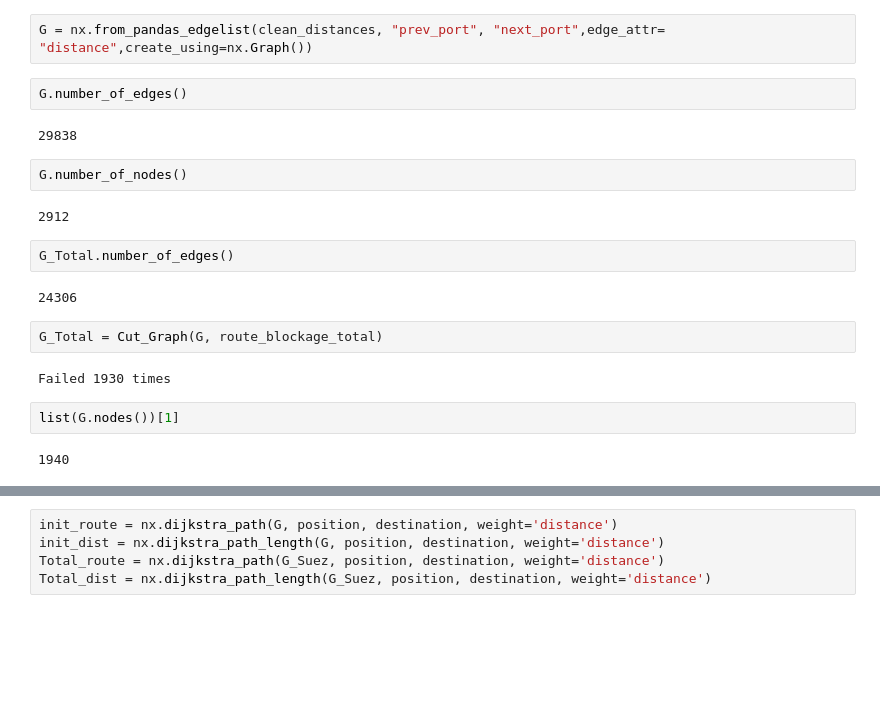
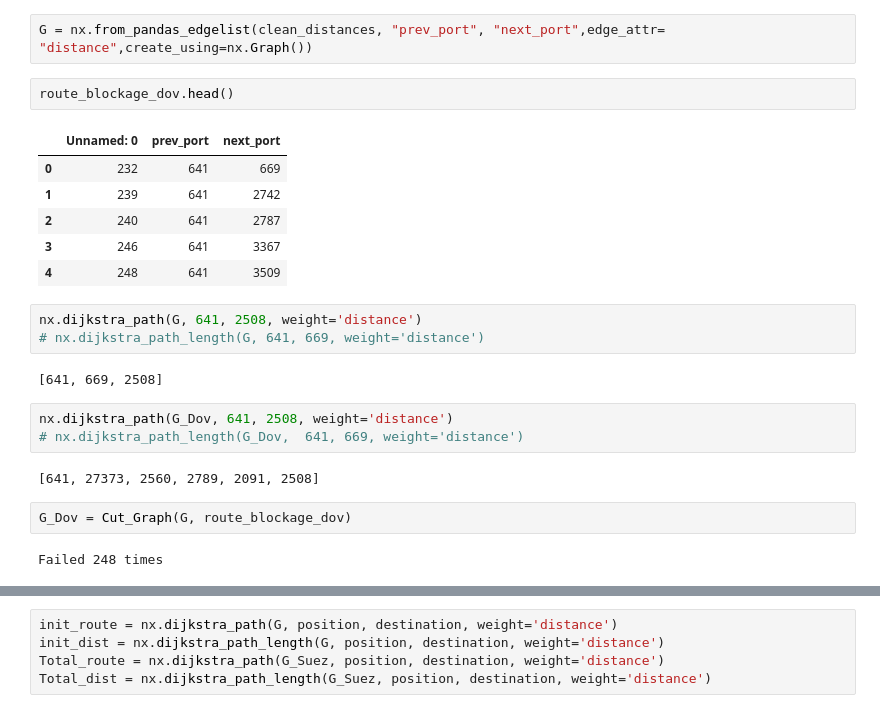
Before and after one commit to jvschlierf/Networks-ships-reroutes, a Jupyter notebook: Shipping_ABM_classic.ipynb, the cells around one changed output, grey strips where cells are left out. Saved outputs shown, nothing was run; the diff lists cells and outputs as text; blank space fills up the shorter version.

```diff
--- a/Shipping_ABM_classic.ipynb
+++ b/Shipping_ABM_classic.ipynb
@@ -52,26 +53,29 @@ def Cut_Graph(G, route_blockages):
 ## Playground
 # %%
 G = nx.from_pandas_edgelist(clean_distances, "prev_port", "next_port",edge_attr= "distance",create_using=nx.Graph())
-# %%
-G.number_of_edges()
-# %% [output]
-29838
-# %%
-G.number_of_nodes()
-# %% [output]
-2912
-# %%
-G_Total.number_of_edges()
-# %% [output]
-24306
+# %%
+route_blockage_dov.head()
+# %% [output]
+|  | Unnamed: 0 | prev_port | next_port |
+| 0 | 232 | 641 | 669 |
+| 1 | 239 | 641 | 2742 |
+| 2 | 240 | 641 | 2787 |
+| 3 | 246 | 641 | 3367 |
+| 4 | 248 | 641 | 3509 |
+# %%
+nx.dijkstra_path(G, 641, 2508, weight='distance')
+# nx.dijkstra_path_length(G, 641, 669, weight='distance')
+# %% [output]
+[641, 669, 2508]
+# %%
+nx.dijkstra_path(G_Dov, 641, 2508, weight='distance')
+# nx.dijkstra_path_length(G_Dov,  641, 669, weight='distance')
+# %% [output]
+[641, 27373, 2560, 2789, 2091, 2508]
 # %%
-G_Total = Cut_Graph(G, route_blockage_total)
+G_Dov = Cut_Graph(G, route_blockage_dov)
 # %% [output]
-Failed 1930 times
+Failed 248 times
-# %%
-list(G.nodes())[1]
-# %% [output]
-1940
 # %%
 results = []
 Success = 0
```
Also changed, not shown: parts of 14 cells of this notebook.
